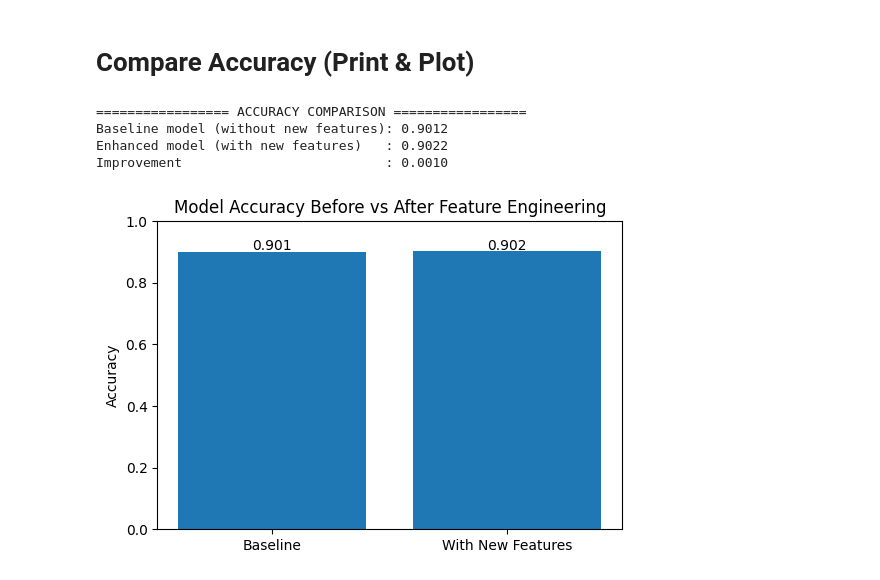
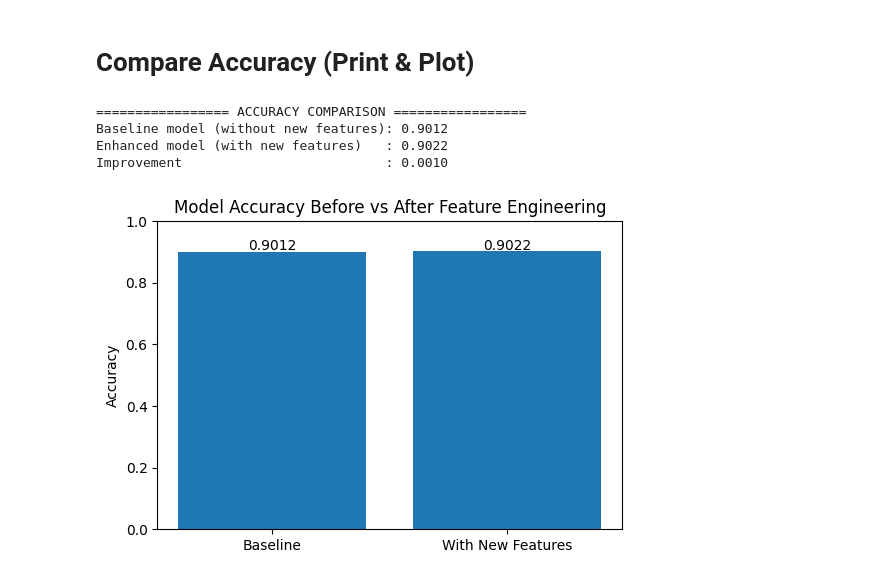
Before and after one commit to gulshan0201/DATA-Science, a Jupyter notebook: Project_ML.ipynb, the cells around one changed output. Drawn from its saved outputs; the diff is of its cells as text; code cells hidden in the pictures.

```diff
--- a/Project_ML.ipynb
+++ b/Project_ML.ipynb
@@ -291,25 +291,25 @@ print(f"🔹 Enhanced Accuracy (after new features): {enhanced_accuracy:.4f}")
 # %%
 print("\n================= ACCURACY COMPARISON =================")
 print(f"Baseline model (without new features): {baseline_accuracy:.4f}")
 print(f"Enhanced model (with new features)   : {enhanced_accuracy:.4f}")
 print(f"Improvement                          : {enhanced_accuracy - baseline_accuracy:.4f}")
 
 # --- Bar chart comparison ---
 models = ["Baseline", "With New Features"]
 accuracies = [baseline_accuracy, enhanced_accuracy]
 
 plt.figure(figsize=(6, 4))
 plt.bar(models, accuracies)
 plt.ylabel("Accuracy")
 plt.title("Model Accuracy Before vs After Feature Engineering")
 for i, v in enumerate(accuracies):
-    plt.text(i, v + 0.005, f"{v:.3f}", ha="center")
+    plt.text(i, v + 0.005, f"{v:.4f}", ha="center")
 plt.ylim(0, 1)
 plt.show()
 # %% [output]
 ================= ACCURACY COMPARISON =================
 Baseline model (without new features): 0.9012
 Enhanced model (with new features)   : 0.9022
 Improvement                          : 0.0010
-[figure, old version]
+[figure, new version]
 # %%
```
Also changed, not shown: parts of 1 cell of this notebook.
